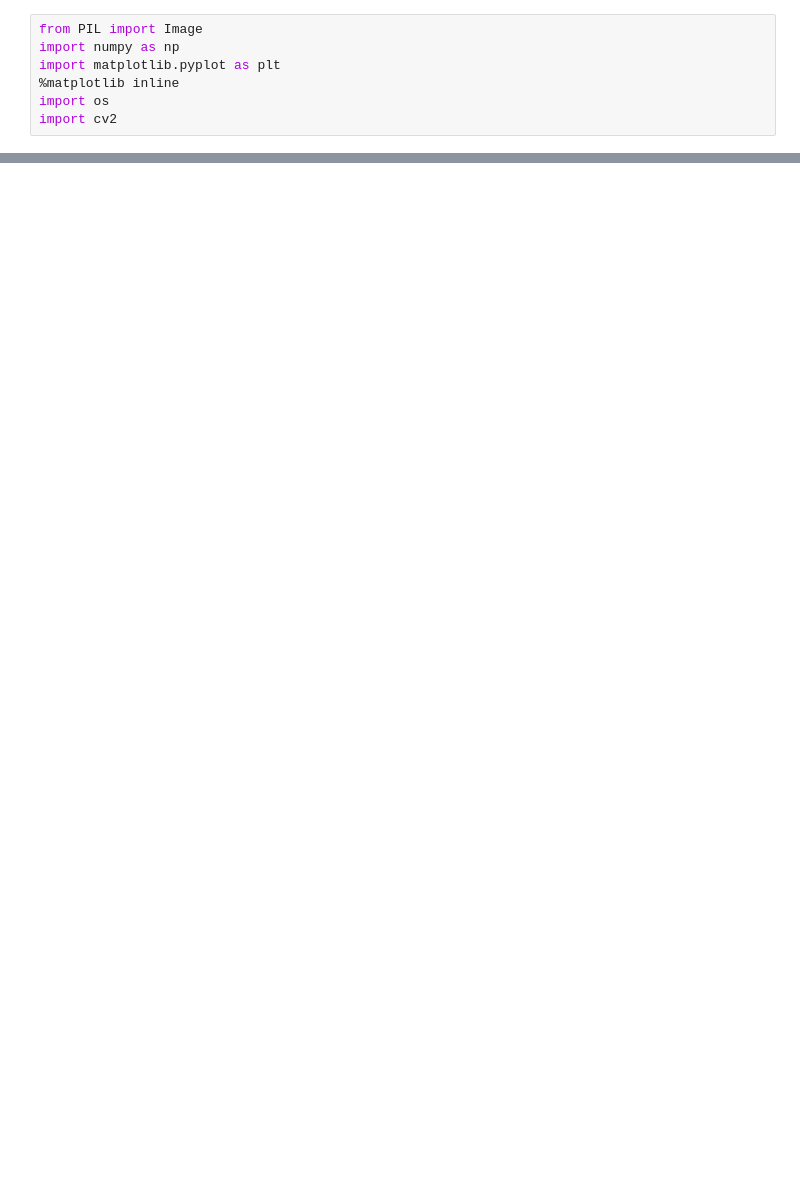
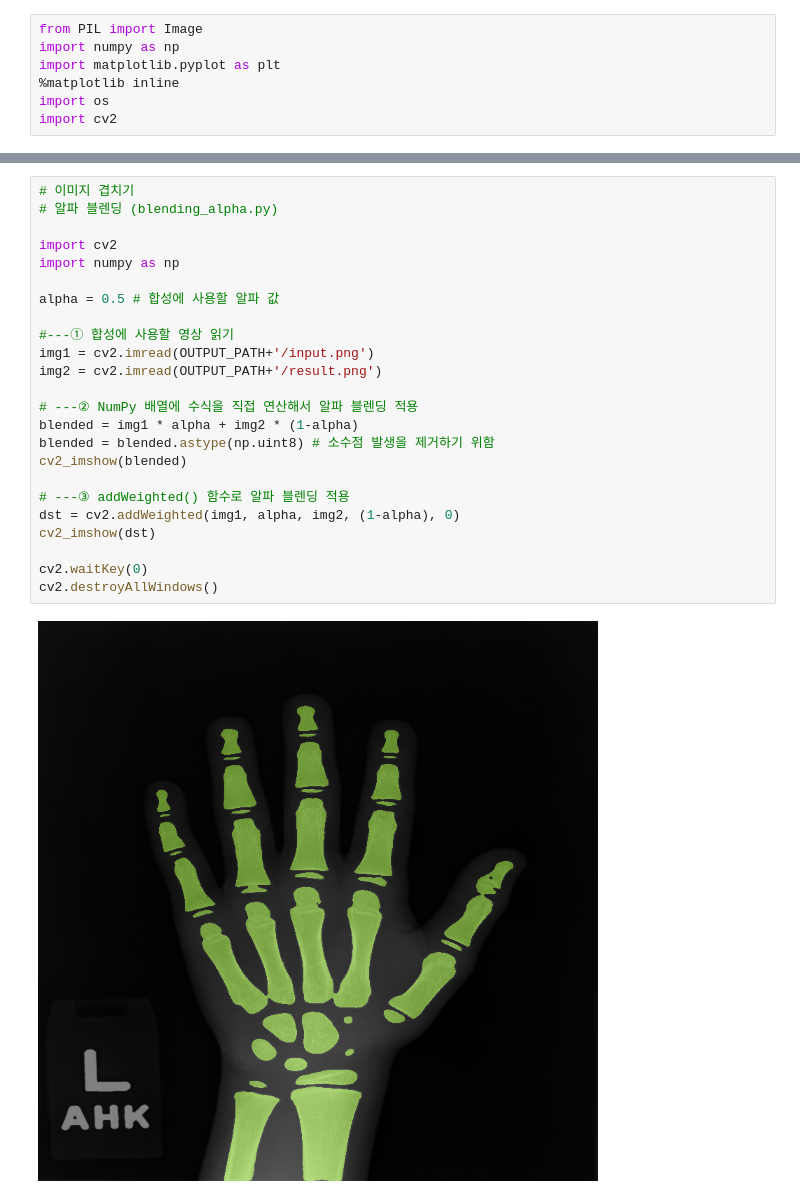
Before and after one commit to K-107/exercise, a Jupyter notebook: bone_segmentation/label_generater.ipynb, the cells around one changed output, grey strips where cells are left out. Saved outputs shown, nothing was run; the diff lists cells and outputs as text; blank space fills up the shorter version.

```diff
--- a/bone_segmentation/label_generater.ipynb
+++ b/bone_segmentation/label_generater.ipynb
@@ -320,0 +75,26 @@ Image.open('/content/youtube-cnn-002-pytorch-unet/results/png/output_0000.png')
+# %%
+# 이미지 겹치기
+# 알파 블렌딩 (blending_alpha.py)
+
+import cv2
+import numpy as np
+
+alpha = 0.5 # 합성에 사용할 알파 값
+
+#---① 합성에 사용할 영상 읽기
+img1 = cv2.imread(OUTPUT_PATH+'/input.png')
+img2 = cv2.imread(OUTPUT_PATH+'/result.png')
+
+# ---② NumPy 배열에 수식을 직접 연산해서 알파 블렌딩 적용
+blended = img1 * alpha + img2 * (1-alpha)
+blended = blended.astype(np.uint8) # 소수점 발생을 제거하기 위함
+cv2_imshow(blended)
+
+# ---③ addWeighted() 함수로 알파 블렌딩 적용
+dst = cv2.addWeighted(img1, alpha, img2, (1-alpha), 0)
+cv2_imshow(dst)
+
+cv2.waitKey(0)
+cv2.destroyAllWindows()
+# %% [output]
+[figure, added]
```
Also changed, not shown: parts of 39 cells of this notebook.
